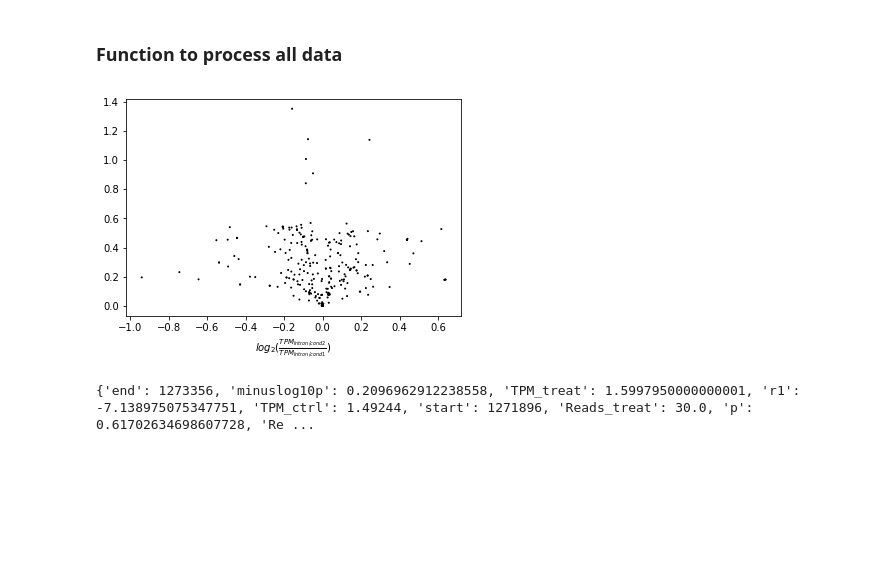
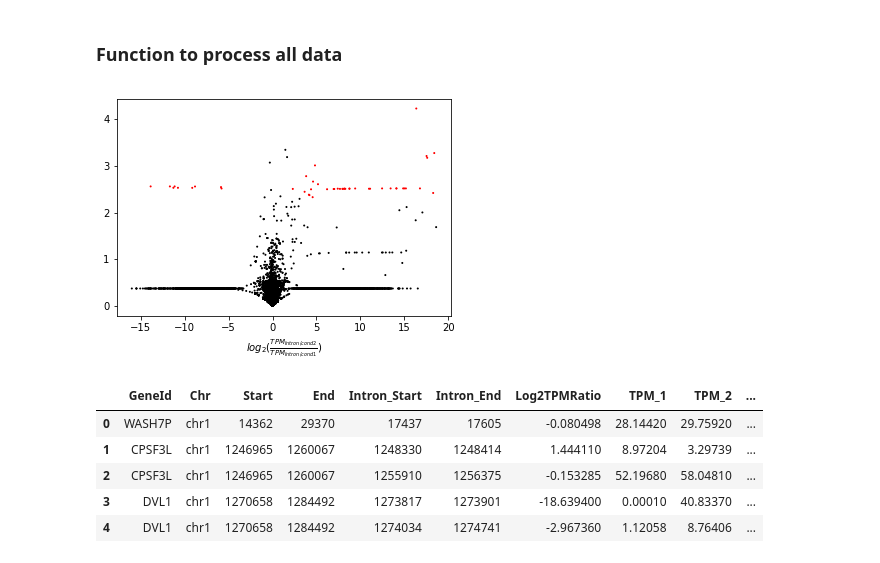
Before and after one commit to r78v10a07/diffexpIR-notebook, a Jupyter notebook: docs/IRFinder simulated data.ipynb, the cells around one changed output. Saved outputs shown, nothing was run; the diff lists cells and outputs as text; code cells hidden in the pictures; blank space fills up the shorter version.

Commit message:
DiffExpIR (C++ version) results where added to the Notebook

```diff
--- a/docs/IRFinder simulated data.ipynb
+++ b/docs/IRFinder simulated data.ipynb
@@ -162,8 +162,8 @@ def extract_data(ctrl_dir, ctl_samples, treat_dir, treat_samples):
                                           'TPM_list_treat': [], 'Reads_list_treat': [], 'TPM_treat': 0,
                                           'Reads_treat': 0}
                 tpm = float(row['TPM'])
-#                 if tpm < 10E-6:
-#                     tpm = 10E-6
+                if tpm < 10E-5:
+                    tpm = 10E-5
                 samples[chr][g][c]['TPM_list_ctrl'].append(tpm)
                 samples[chr][g][c]['Reads_list_ctrl'].append(int(row['Count_Reads']))
                 samples[chr][g][c]['TPM_ctrl'] = np.mean(samples[chr][g][c]['TPM_list_ctrl'])
@@ -192,8 +192,8 @@ def extract_data(ctrl_dir, ctl_samples, treat_dir, treat_samples):
                                           'TPM_list_treat': [], 'Reads_list_treat': [], 'TPM_treat': 0,
                                           'Reads_treat': 0}
                 tpm = float(row['TPM'])
-#                 if tpm < 10E-6:
-#                     tpm = 10E-6
+                if tpm < 10E-5:
+                    tpm = 10E-5
                 samples[chr][g][c]['TPM_list_treat'].append(tpm)
                 samples[chr][g][c]['Reads_list_treat'].append(int(row['Count_Reads']))
                 samples[chr][g][c]['TPM_treat'] = np.mean(samples[chr][g][c]['TPM_list_treat'])
@@ -299,17 +299,9 @@ def process_plot(samples, r, p):
                             c_intron.append('black')
     return x_intron, y_intron, c_intron
 # %%
-x_intron, y_intron, c_intron = process_plot(samples_data, -1.0, 1E-6)
+x_intron, y_intron, c_intron = process_plot(samples_data, -100.0, 0.005)
 plt.xlabel(r'$log_{2}(\frac{TPM_{Intron/cond2}}{TPM_{Intron/cond1}})$')
 plt.scatter(x_intron, y_intron, s=1, c=c_intron)
 plt.show()
 # %% [output]
-[figure, old version]
+[figure, new version]
-# %%
-for g in samples_data['chr1']:
-    for i in samples_data['chr1']['DVL1']:
-        if samples_data['chr1']['DVL1'][i]['type'] == 'intron':
-            if samples_data['chr1']['DVL1'][i]['start'] == 1271896:
-                print(samples_data['chr1']['DVL1'][i])
-# %% [output]
-{'end': 1273356, 'minuslog10p': 0.2096962912238558, 'TPM_treat': 1.5997950000000001, 'r1': -7.138975075347751, 'TPM_ctrl': 1.49244, 'start': 1271896, 'Reads_treat': 30.0, 'p': 0.61702634698607728, 'Re ...
@@ -315,0 +353,10 @@ for g in samples_data['chr1']:
+# %%
+diffData = pandas.read_csv(os.environ['RESULTS'] + '/' + os.environ['DATADIR'] + '/STAR_hg19_Human/diffexpir.tsv', sep="\t")
+diffData.head()
+# %% [output]
+|  | GeneId | Chr | Start | End | Intron_Start | Intron_End | Log2TPMRatio | TPM_1 | TPM_2 | ... |
+| 0 | WASH7P | chr1 | 14362 | 29370 | 17437 | 17605 | -0.080498 | 28.14420 | 29.75920 | ... |
+| 1 | CPSF3L | chr1 | 1246965 | 1260067 | 1248330 | 1248414 | 1.444110 | 8.97204 | 3.29739 | ... |
+| 2 | CPSF3L | chr1 | 1246965 | 1260067 | 1255910 | 1256375 | -0.153285 | 52.19680 | 58.04810 | ... |
+| 3 | DVL1 | chr1 | 1270658 | 1284492 | 1273817 | 1273901 | -18.639400 | 0.00010 | 40.83370 | ... |
+| 4 | DVL1 | chr1 | 1270658 | 1284492 | 1274034 | 1274741 | -2.967360 | 1.12058 | 8.76406 | ... |
```
Also changed, not shown: parts of 2 cells of this notebook.
